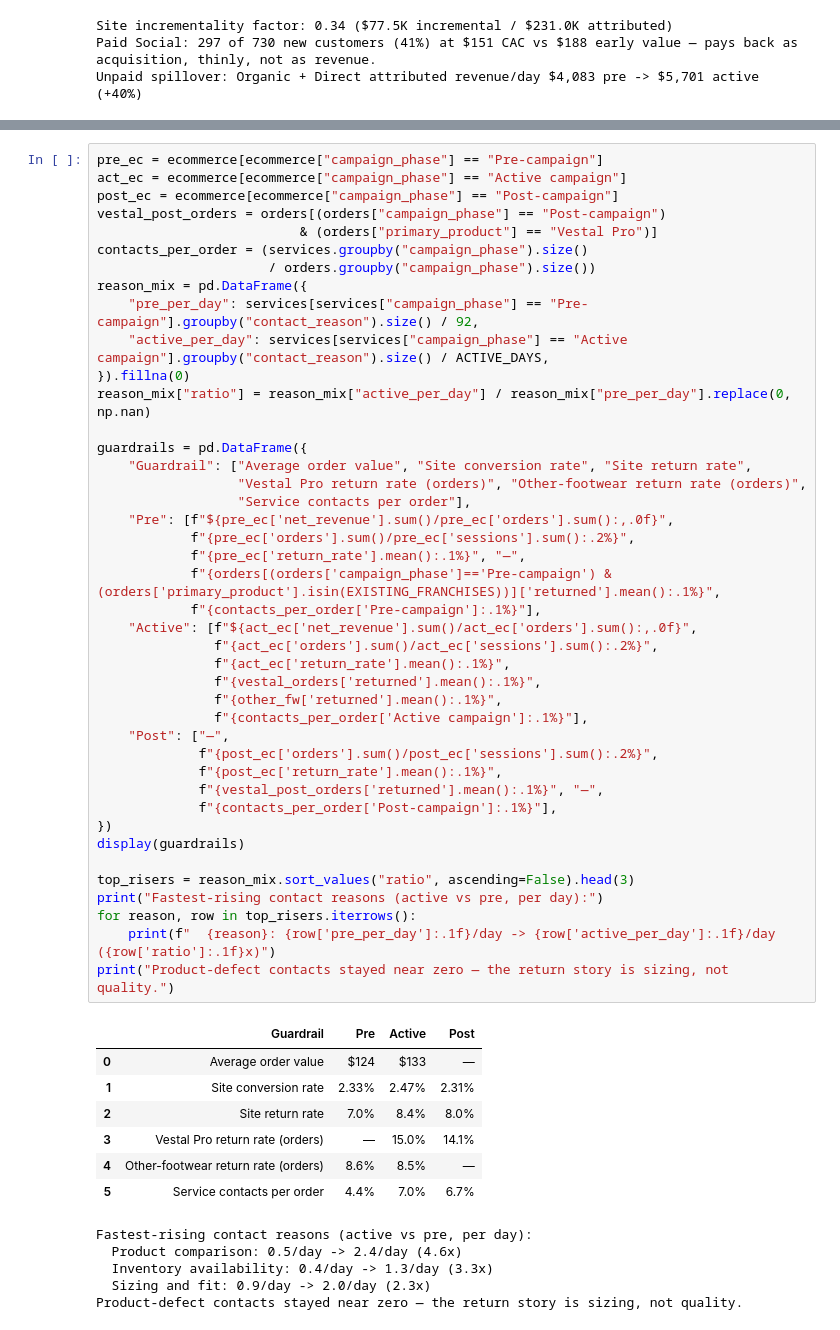
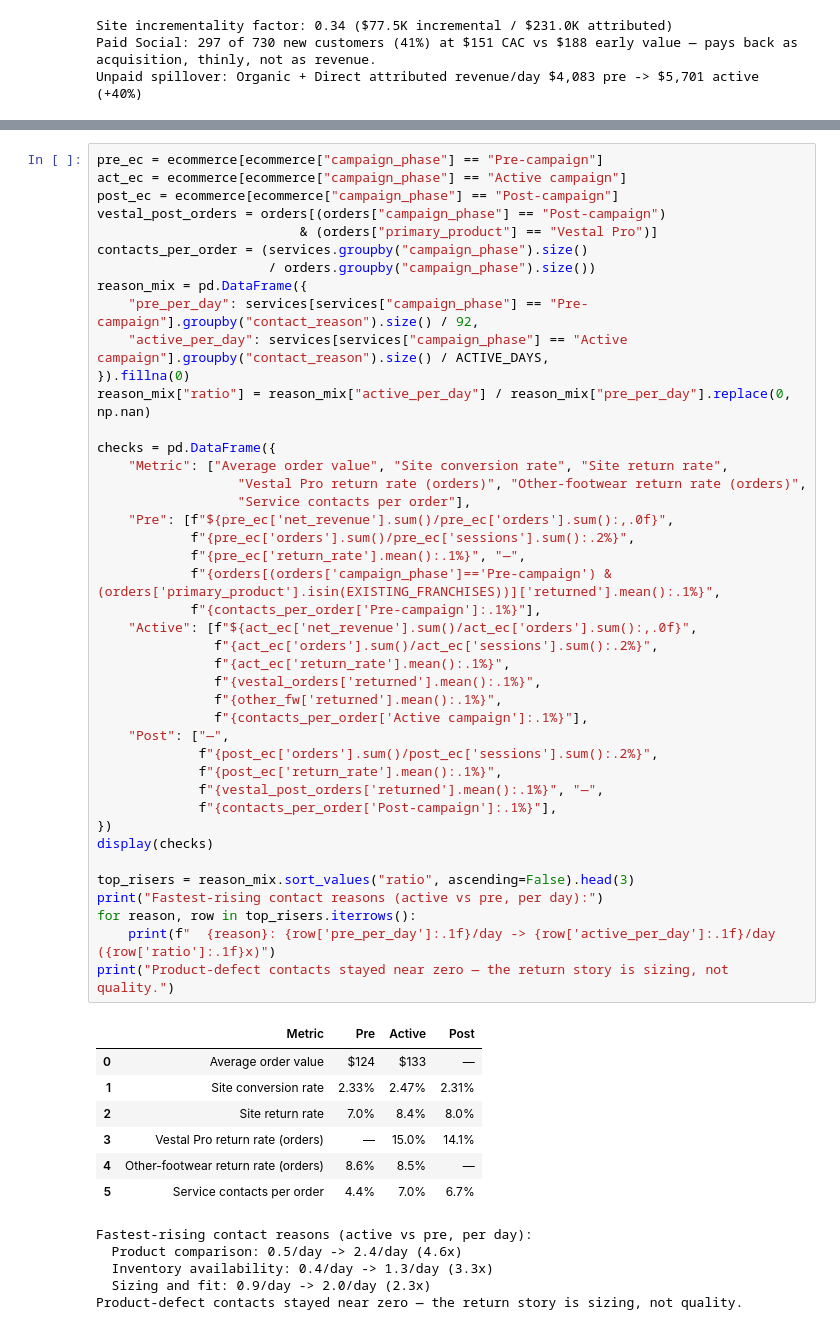
Before and after one commit to andersone17/salomon_case, a Jupyter notebook: notebooks/campaign_analysis.ipynb, the cells around one changed output, grey strips where cells are left out. Cells and saved outputs as stored; diff of their text form.

```diff
--- a/notebooks/03_campaign_analysis.ipynb
+++ b/notebooks/campaign_analysis.ipynb
@@ -854,37 +851,37 @@ reason_mix = pd.DataFrame({
     "active_per_day": services[services["campaign_phase"] == "Active campaign"].groupby("contact_reason").size() / ACTIVE_DAYS,
 }).fillna(0)
 reason_mix["ratio"] = reason_mix["active_per_day"] / reason_mix["pre_per_day"].replace(0, np.nan)
 
-guardrails = pd.DataFrame({
-    "Guardrail": ["Average order value", "Site conversion rate", "Site return rate",
+checks = pd.DataFrame({
+    "Metric": ["Average order value", "Site conversion rate", "Site return rate",
                   "Vestal Pro return rate (orders)", "Other-footwear return rate (orders)",
                   "Service contacts per order"],
     "Pre": [f"${pre_ec['net_revenue'].sum()/pre_ec['orders'].sum():,.0f}",
             f"{pre_ec['orders'].sum()/pre_ec['sessions'].sum():.2%}",
             f"{pre_ec['return_rate'].mean():.1%}", "—",
             f"{orders[(orders['campaign_phase']=='Pre-campaign') & (orders['primary_product'].isin(EXISTING_FRANCHISES))]['returned'].mean():.1%}",
             f"{contacts_per_order['Pre-campaign']:.1%}"],
     "Active": [f"${act_ec['net_revenue'].sum()/act_ec['orders'].sum():,.0f}",
                f"{act_ec['orders'].sum()/act_ec['sessions'].sum():.2%}",
                f"{act_ec['return_rate'].mean():.1%}",
                f"{vestal_orders['returned'].mean():.1%}",
                f"{other_fw['returned'].mean():.1%}",
                f"{contacts_per_order['Active campaign']:.1%}"],
     "Post": ["—",
              f"{post_ec['orders'].sum()/post_ec['sessions'].sum():.2%}",
              f"{post_ec['return_rate'].mean():.1%}",
              f"{vestal_post_orders['returned'].mean():.1%}", "—",
              f"{contacts_per_order['Post-campaign']:.1%}"],
 })
-display(guardrails)
+display(checks)
 
 top_risers = reason_mix.sort_values("ratio", ascending=False).head(3)
 print("Fastest-rising contact reasons (active vs pre, per day):")
 for reason, row in top_risers.iterrows():
     print(f"  {reason}: {row['pre_per_day']:.1f}/day -> {row['active_per_day']:.1f}/day ({row['ratio']:.1f}x)")
 print("Product-defect contacts stayed near zero — the return story is sizing, not quality.")
 # %% [output]
-|  | Guardrail | Pre | Active | Post |
+|  | Metric | Pre | Active | Post |
 | 0 | Average order value | $124 | $133 | — |
 | 1 | Site conversion rate | 2.33% | 2.47% | 2.31% |
 | 2 | Site return rate | 7.0% | 8.4% | 8.0% |
```
Also changed, not shown: parts of 23 cells of this notebook, 6 other files.
